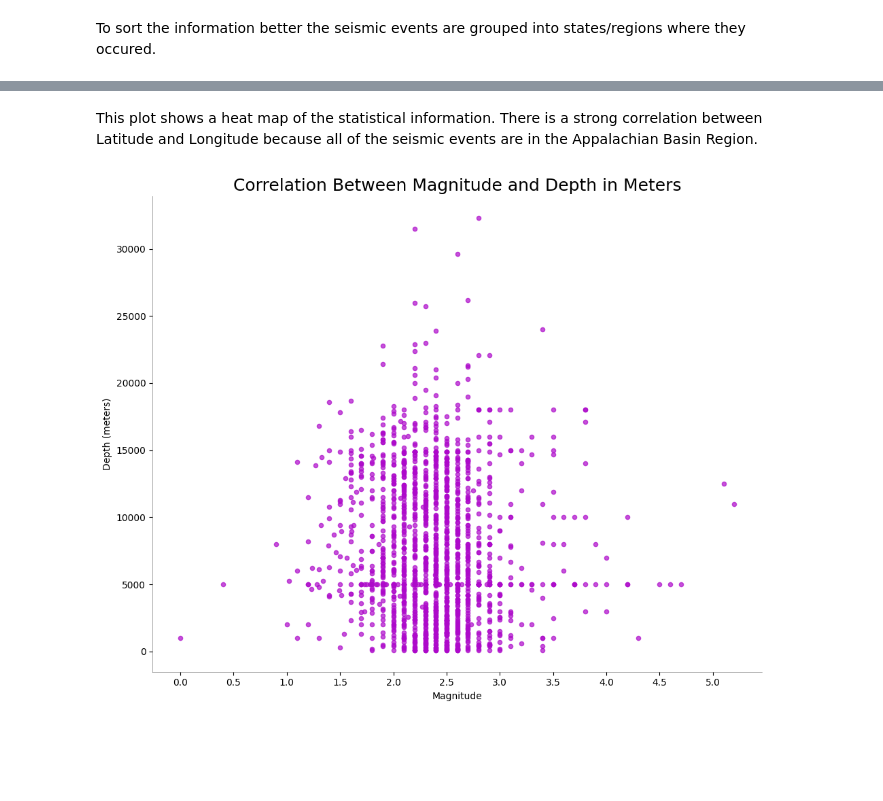
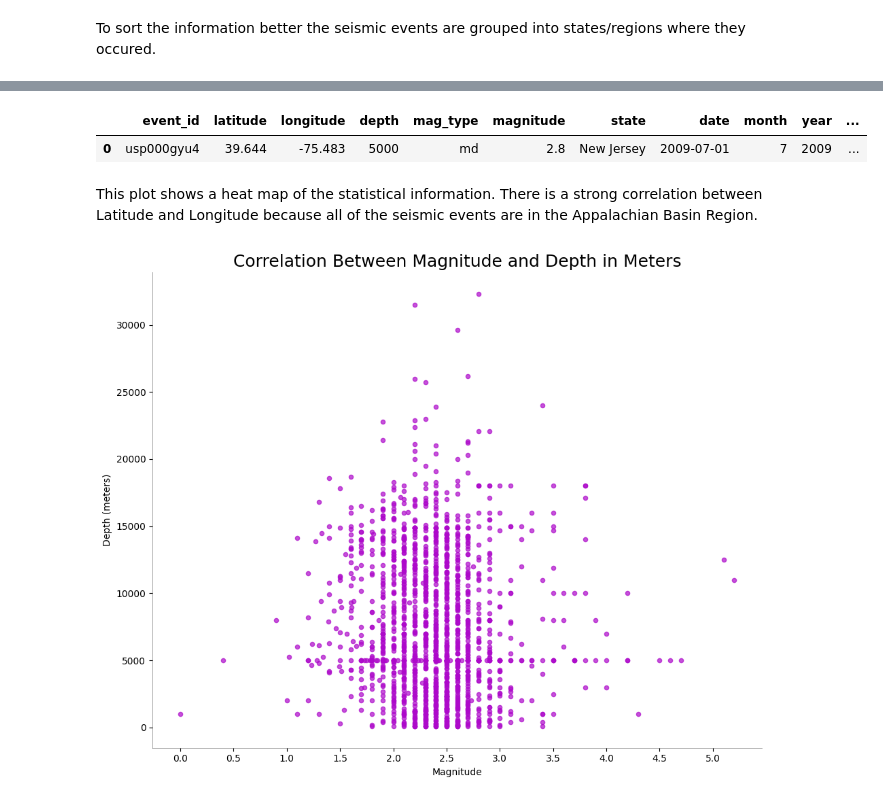
Before and after one commit to JulieGambill/Wastewater_And_Seismic_Activity, a Jupyter notebook: notebooks/Appalachian_Basin_Earthquakes.ipynb, the cells around one changed output, grey strips where cells are left out. Drawn from its saved outputs; the diff is of its cells as text; code cells hidden in the pictures; blank space fills up the shorter version.

```diff
--- a/notebooks/Appalachian_Basin_Earthquakes.ipynb
+++ b/notebooks/Appalachian_Basin_Earthquakes.ipynb
@@ -267,7 +218,7 @@ pattern_1 = '|'.join(["New Jersey", "NEW JERSEY","Greater New York area, New Jer
     "1km NNE of Hillsdale, New Jersey","1km N of Wanaque, New Jersey","2km WNW of Fairfield, New Jersey","8km W of Vista Center, New Jersey",
     "4km SW of Ringwood, New Jersey"
     ])
-earthquake_df['Event Location'] = earthquake_df['Event Location'].str.replace(pattern_1, 'New Jersey', regex=True)
+earthquake_df['state'] = earthquake_df['state'].str.replace(pattern_1, 'New Jersey', regex=True)
 
 # New York
 pattern_2 = '|'.join(["New York", "NEW YORK", "41km S of Lake Placid, New York", "5km SSE of Attica, New York",
@@ -284,32 +235,32 @@ pattern_2 = '|'.join(["New York", "NEW YORK", "41km S of Lake Placid, New York",
     "21km SSE of Hannawa Falls, New York","1km SW of Rye Brook, New York","11km W of Dannemora, New York","31km NW of Warrensburg, New York",
     "24km WSW of Malone, New York"
     ])
-earthquake_df['Event Location'] = earthquake_df['Event Location'].str.replace(pattern_2, 'New York', regex=True)
+earthquake_df['state'] = earthquake_df['state'].str.replace(pattern_2, 'New York', regex=True)
 
 # West Virginia
 pattern_3 = '|'.join(["West Virginia", "WEST VIRGINIA", "13km SW of Glenville, West Virginia", "12km SSW of Glenville, West Virginia",
     "2km N of Alderson, West Virginia", "14km SW of Glenville, West Virginia","13km NNE of Sissonville, West Virginia",
     "11km WSW of Sutton, West Virginia","10km WNW of Sutton, West Virginia","Potomac-Shenandoah region"
     ])
-earthquake_df['Event Location'] = earthquake_df['Event Location'].str.replace(pattern_3, 'West Virginia', regex=True)
+earthquake_df['state'] = earthquake_df['state'].str.replace(pattern_3, 'West Virginia', regex=True)
 
 # Pennsylvania
 pattern_4 = '|'.join(["PENNSYLVANIA", "Pennsylvania", "Greater Philadelphia area, Pennsylvania", "2km SE of Guilford Siding, Pennsylvania",
     "1km SSW of Garden View, Pennsylvania", "8km NNE of Greenville, Pennsylvania","2km SE of Conestoga, Pennsylvania",
     "3km WSW of Exton, Pennsylvania","11km NNW of Susquehanna Trails, Pennsylvania"
     ])
-earthquake_df['Event Location'] = earthquake_df['Event Location'].str.replace(pattern_4, 'Pennsylvania', regex=True)
+earthquake_df['state'] = earthquake_df['state'].str.replace(pattern_4, 'Pennsylvania', regex=True)
 
 # Virginia
 pattern_5 = '|'.join(["VIRGINIA", "Virginia","11km E of Bland, Virginia"])
-earthquake_df['Event Location'] = earthquake_df['Event Location'].str.replace(pattern_5, 'Virginia', regex=True)
+earthquake_df['state'] = earthquake_df['state'].str.replace(pattern_5, 'Virginia', regex=True)
 
 # Ohio
 pattern_6 = '|'.join(["Ohio ", "OHIO", "Lake Erie, Ohio", "Youngstown-Akron urban area, Ohio", "2km S of Lowellville, Ohio",
     "15km S of Gallipolis, Ohio", "3km SSW of Lowellville, Ohio", "3km S of Lowellville, Ohio","1km WSW of Bolindale, Ohio",
     "2km SSW of Lowellville, Ohio"
     ])
-earthquake_df['Event Location'] = earthquake_df['Event Location'].str.replace(pattern_6, 'Ohio', regex=True)
+earthquake_df['state'] = earthquake_df['state'].str.replace(pattern_6, 'Ohio', regex=True)
 
 # Quebec
 pattern_7 = '|'.join(["Ontario-Quebec border region, Canada","SOUTHERN QUEBEC, CANADA", "southern Quebec, Canada", "10km ESE of Cornwall, Canada",
@@ -318,22 +269,22 @@ pattern_7 = '|'.join(["Ontario-Quebec border region, Canada","SOUTHERN QUEBEC, C
     "southern Ontario, Canada","11km S of Sainte-Martine, Canada","4km SW of Huntingdon, Canada","9km E of Ormstown, Canada",
     "8km SSW of Huntingdon, Canada","8km NNW of Huntingdon, Canada","1km W of Ormstown, Canada"
     ])
-earthquake_df['Event Location'] = earthquake_df['Event Location'].str.replace(pattern_7, 'Quebec', regex=True)
+earthquake_df['state'] = earthquake_df['state'].str.replace(pattern_7, 'Quebec', regex=True)
 
 # Kentucky
 pattern_8 = '|'.join(["eastern Kentucky","7km WSW of Flatwoods, Kentucky","8km S of Greenup, Kentucky"])
-earthquake_df['Event Location'] = earthquake_df['Event Location'].str.replace(pattern_8, 'Kentucky', regex=True)
+earthquake_df['state'] = earthquake_df['state'].str.replace(pattern_8, 'Kentucky', regex=True)
 
 # Connecticut
 pattern_9 = '|'.join(["0km SE of Byram, Connecticut"])
-earthquake_df['Event Location'] = earthquake_df['Event Location'].str.replace(pattern_9, 'Connecticut', regex=True)
+earthquake_df['state'] = earthquake_df['state'].str.replace(pattern_9, 'Connecticut', regex=True)
 
 # Delaware
 pattern_10 = '|'.join(["Wilmington urban area, Delaware"])
-earthquake_df['Event Location'] = earthquake_df['Event Location'].str.replace(pattern_10, 'Delaware', regex=True)
+earthquake_df['state'] = earthquake_df['state'].str.replace(pattern_10, 'Delaware', regex=True)
 
 # Maryland
 pattern_11 = '|'.join(["CHESAPEAKE BAY REGION","Chesapeake Bay region"])
-earthquake_df['Event Location'] = earthquake_df['Event Location'].str.replace(pattern_11, 'Maryland', regex=True)
+earthquake_df['state'] = earthquake_df['state'].str.replace(pattern_11, 'Maryland', regex=True)
 # %%
 # Updated location totals
@@ -357,7 +308,7 @@ Delaware           1
 Name: count, dtype: int64
 # %%
 # Drop Contributor column
-earthquake_df.drop('Contributor', axis=1, inplace=True)
+earthquake_df.drop('contributor', axis=1, inplace=True)
 
 #Drop Time Series
-earthquake_df.drop('Time Series', axis=1, inplace=True)
+earthquake_df.drop('time_series',axis=1, inplace=True)
@@ -410,0 +315,5 @@ plt.show()
+# %%
+earthquake_df.head(1)
+# %% [output]
+|  | event_id | latitude | longitude | depth | mag_type | magnitude | state | date | month | year | ... |
+| 0 | usp000gyu4 | 39.644 | -75.483 | 5000 | md | 2.8 | New Jersey | 2009-07-01 | 7 | 2009 | ... |
```
Also changed, not shown: parts of 35 cells of this notebook, 19 other files.
